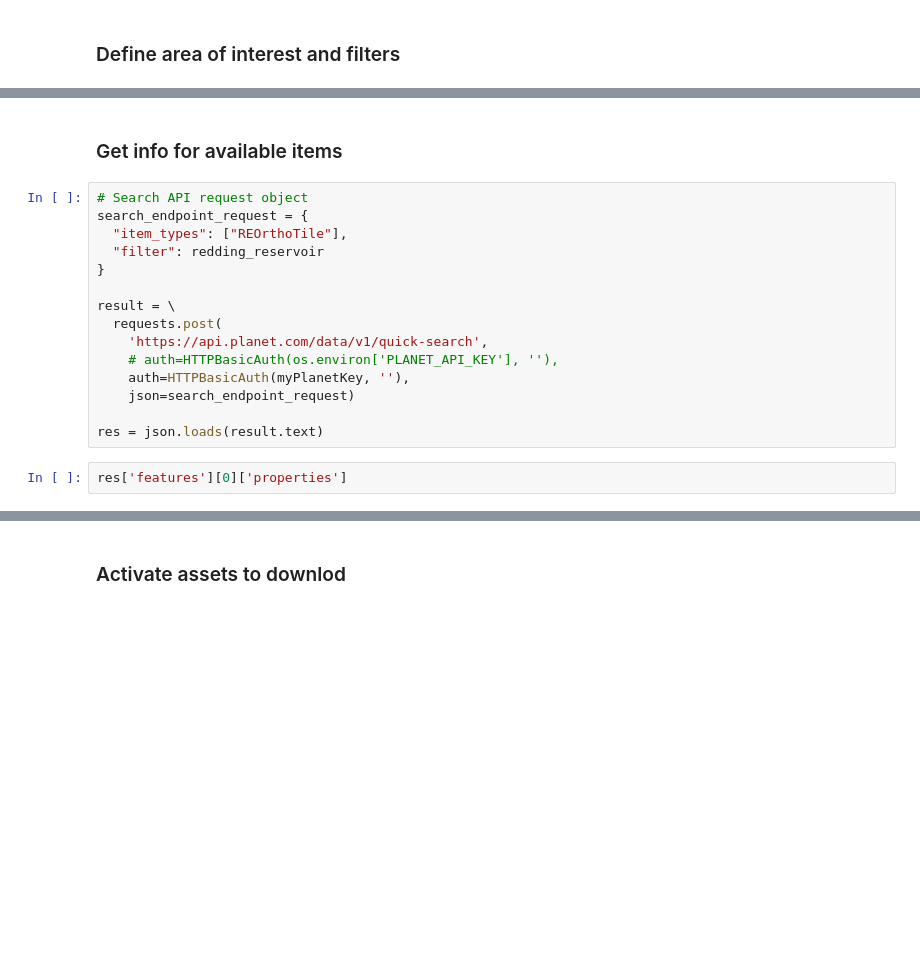
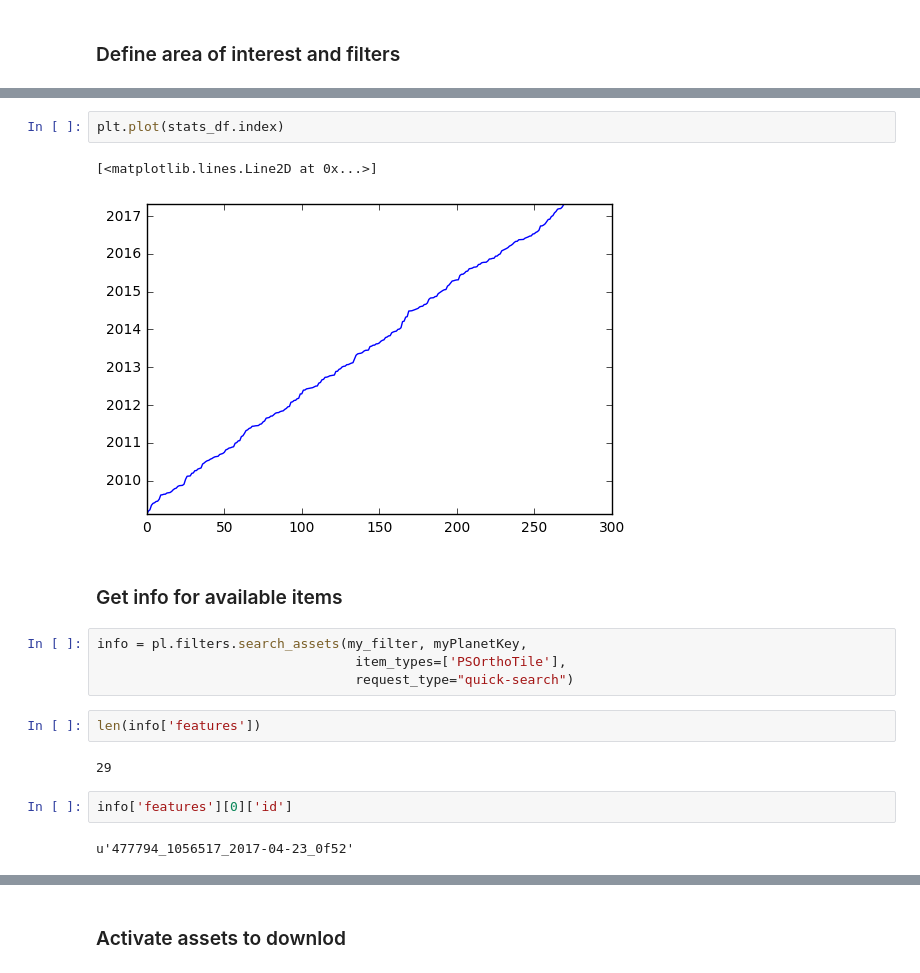
Before and after one commit to adrianalbert/pysatapi, a Jupyter notebook: planet-api/Test custom Planet Labs API client.ipynb, the cells around one changed output, grey strips where cells are left out. Cells and saved outputs as stored; diff of their text form; blank space fills up the shorter version.

```diff
--- a/planet-api/Test custom Planet Labs API client.ipynb
+++ b/planet-api/Test custom Planet Labs API client.ipynb
@@ -93,19 +72,19 @@ result.json()
+# %%
+plt.plot(stats_df.index)
+# %% [output]
+[<matplotlib.lines.Line2D at 0x...>]
+[figure, added]
 # %% [markdown]
 ### Get info for available items
-# %%
-# Search API request object
-search_endpoint_request = {
-  "item_types": ["REOrthoTile"],
-  "filter": redding_reservoir
-}
-
-result = \
-  requests.post(
-    'https://api.planet.com/data/v1/quick-search',
-    # auth=HTTPBasicAuth(os.environ['PLANET_API_KEY'], ''),
-    auth=HTTPBasicAuth(myPlanetKey, ''),
-    json=search_endpoint_request)
-
-res = json.loads(result.text)
+# %%
+info = pl.filters.search_assets(my_filter, myPlanetKey,
+                                 item_types=['PSOrthoTile'],
+                                 request_type="quick-search")
+# %%
+len(info['features'])
+# %% [output]
+29
 # %%
-res['features'][0]['properties']
+info['features'][0]['id']
+# %% [output]
+u'477794_1056517_2017-04-23_0f52'
```
Also changed, not shown: parts of 40 cells of this notebook, 9 other files.
